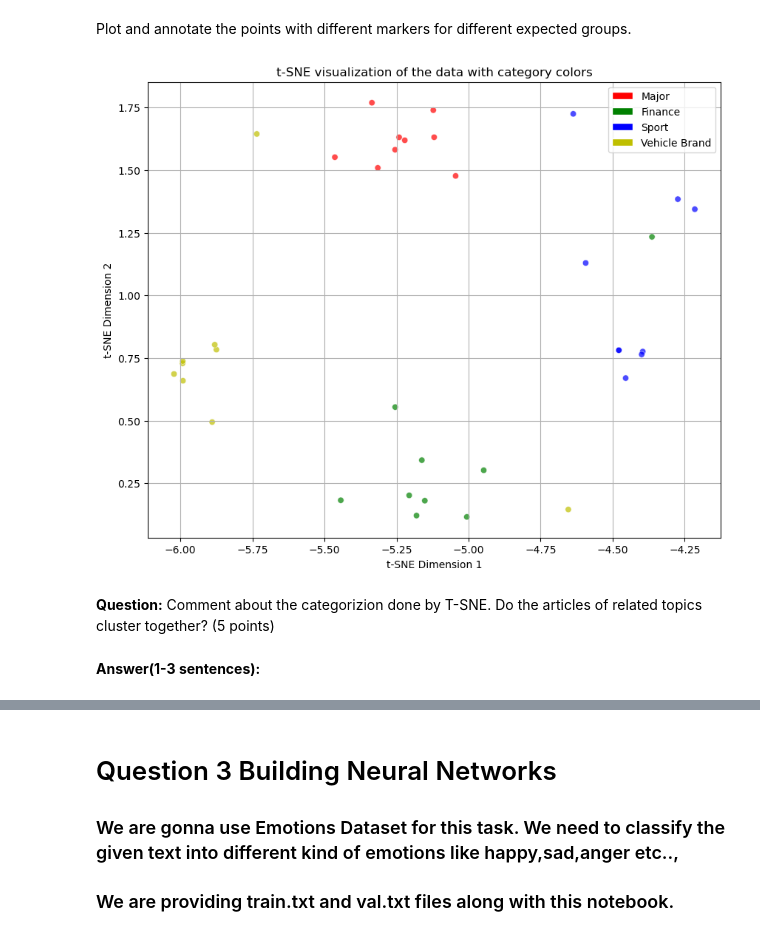
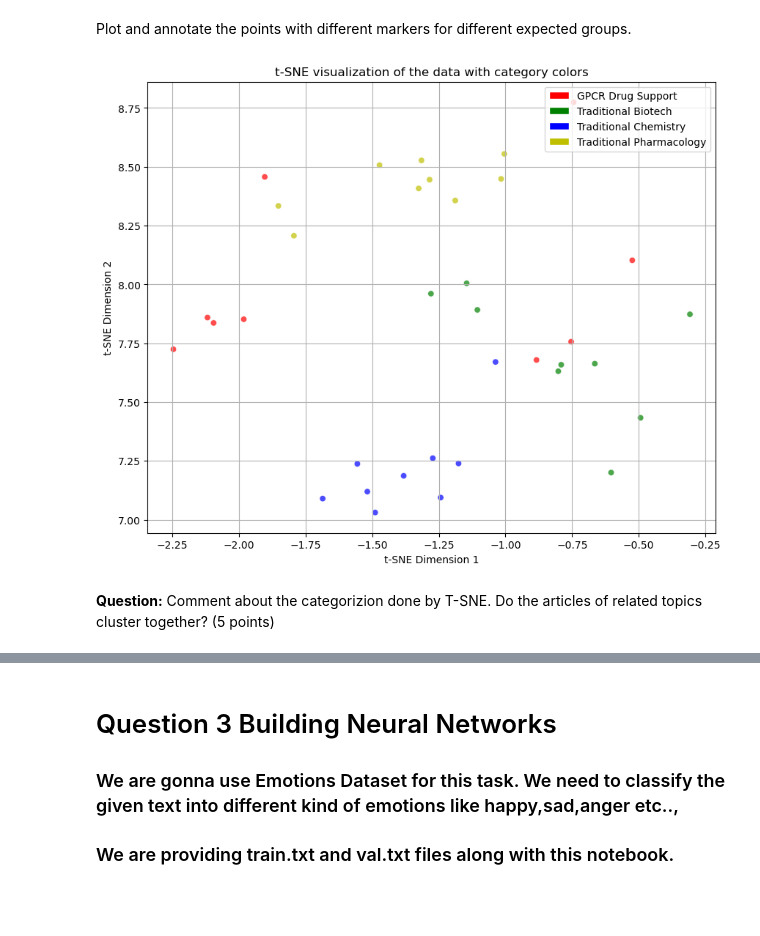
Before and after one commit to AndyFCui/NaturalLanguageProcessing_Intro, a Jupyter notebook: as2/CS6120_NLP_Assignment_2.ipynb, the cells around one changed output, grey strips where cells are left out. Cells and saved outputs as stored; diff of their text form; code cells hidden in the pictures; blank space fills up the shorter version.

```diff
--- a/as2/CS6120_NLP_Assignment_2.ipynb
+++ b/as2/CS6120_NLP_Assignment_2.ipynb
@@ -631,37 +636,35 @@ Plot and annotate the points with different markers for different expected group
 # %%
 import matplotlib.pyplot as plt
 from matplotlib.patches import Patch
 
 # Create a color map for each category
 color_map = {
-    "Major": 'r',
-    "Finance": 'g',
-    "Sport": 'b',
-    "Vehicle Brand": 'y'
+    "GPCR Drug Support": 'r',
+    "Traditional Biotech": 'g',
+    "Traditional Chemistry": 'b',
+    "Traditional Pharmacology": 'y'
 }
 
 # Extract the categories and transform them to colors using the color map
 colors = [color_map[category] for _, category in data]
 
 # Create legend elements
 legend_elements = [Patch(facecolor=color_map[key], edgecolor='w', label=key) for key in color_map.keys()]
 
 # get a figure handle
 fig,ax = plt.subplots(figsize = (10, 8))
 
 # Plot the t-SNE results on the figure and axis handles
 ax.scatter(x_tsne[:, 0], x_tsne[:, 1], c=colors, alpha=0.7, edgecolors='w', linewidth=0.5)
 ax.legend(handles = legend_elements, loc='upper right')
 
 ax.set_xlabel('t-SNE Dimension 1')
 ax.set_ylabel('t-SNE Dimension 2')
 ax.set_title('t-SNE visualization of the data with category colors')
 
 ax.grid(True)
 plt.show()
 # %% [output]
-[figure, old version]
+[figure, new version]
 # %% [markdown]
 **Question:** Comment about the categorizion done by T-SNE. Do the articles of related topics cluster together? (5 points)
-# %% [markdown]
-**Answer(1-3 sentences):**
```
Also changed, not shown: parts of 4 cells of this notebook.
